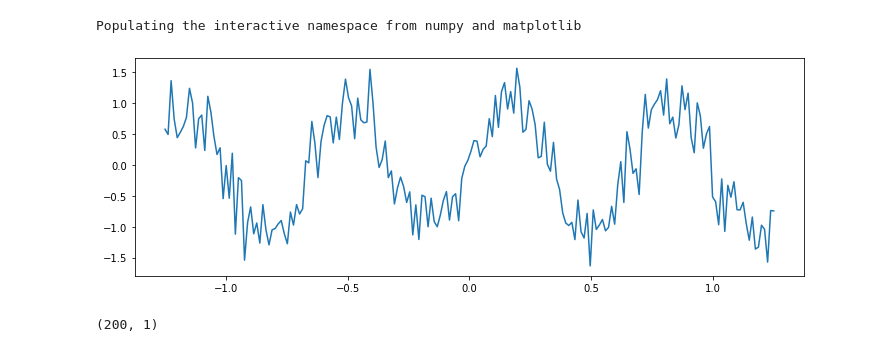
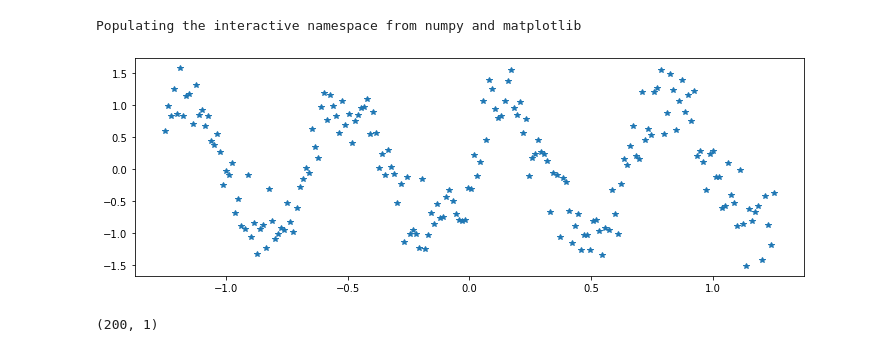
Before and after one commit to Alonso94/GSoC-DGP, a Jupyter notebook: test_MGP.ipynb, the cells around one changed output. Drawn from its saved outputs; the diff is of its cells as text; code cells hidden in the pictures.

```diff
--- a/test_MGP.ipynb
+++ b/test_MGP.ipynb
@@ -25,13 +25,13 @@ dtype=np.float64
 # %%
 # test matplot
 plt.figure(figsize=(12,4))
 x=np.linspace(-1.25,1.25,200)
 y= np.sin(3*np.pi*x)
 y=y+np.random.normal(loc=0,scale=np.sqrt(0.1),size=200)
-plt.plot(x,y)
+plt.plot(x,y,'*')
 plt.show()
 # %% [output]
-[figure, old version]
+[figure, new version]
 # %%
 layer_count=0
 DGP_count=0
```
Also changed, not shown: parts of 5 cells of this notebook.
